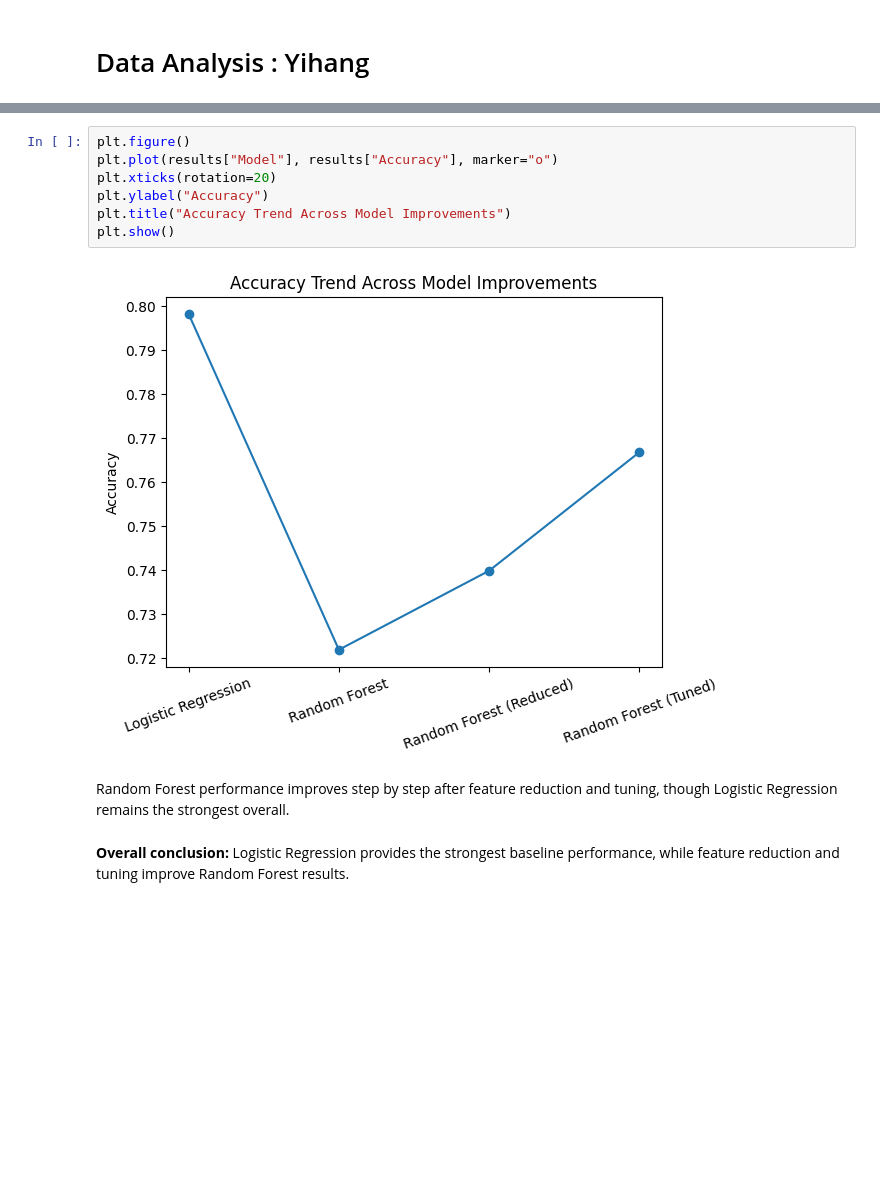
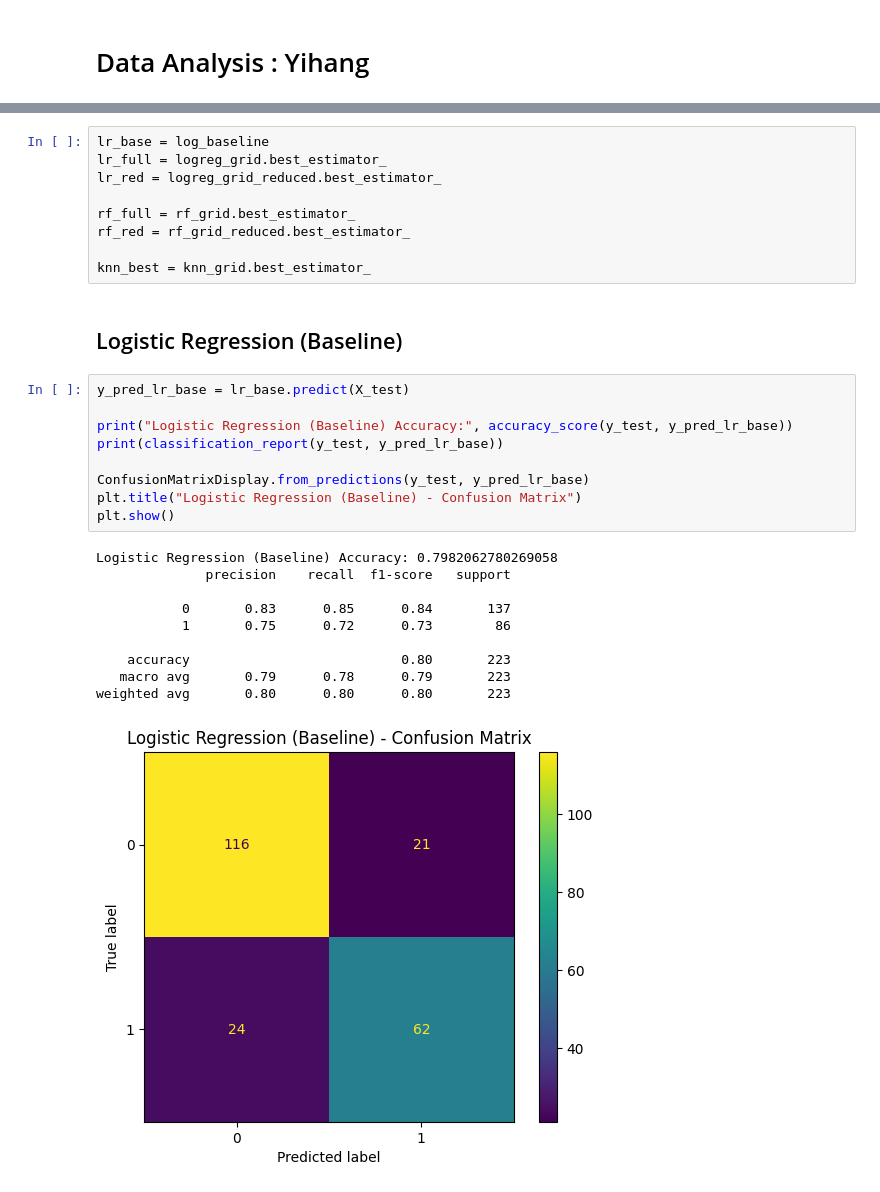
Before and after one commit to mzikkhan/titanic_survival_prediction, a Jupyter notebook: project.ipynb, the cells around one changed output, grey strips where cells are left out. Saved outputs shown, nothing was run; the diff lists cells and outputs as text; blank space fills up the shorter version.

```diff
--- a/project.ipynb
+++ b/project.ipynb
@@ -1234,13 +1126,31 @@ Logistic Regression has the highest weighted F1-score, and tuning improves Rando
-# %%
-plt.figure()
-plt.plot(results["Model"], results["Accuracy"], marker="o")
-plt.xticks(rotation=20)
-plt.ylabel("Accuracy")
-plt.title("Accuracy Trend Across Model Improvements")
-plt.show()
-# %% [output]
-[figure, removed]
-# %% [markdown]
-Random Forest performance improves step by step after feature reduction and tuning, though Logistic Regression remains the strongest overall.
-# %% [markdown]
-**Overall conclusion:** Logistic Regression provides the strongest baseline performance, while feature reduction and tuning improve Random Forest results.
+# %%
+lr_base = log_baseline
+lr_full = logreg_grid.best_estimator_
+lr_red = logreg_grid_reduced.best_estimator_
+
+rf_full = rf_grid.best_estimator_
+rf_red = rf_grid_reduced.best_estimator_
+
+knn_best = knn_grid.best_estimator_
+# %% [markdown]
+## Logistic Regression (Baseline)
+# %%
+y_pred_lr_base = lr_base.predict(X_test)
+
+print("Logistic Regression (Baseline) Accuracy:", accuracy_score(y_test, y_pred_lr_base))
+print(classification_report(y_test, y_pred_lr_base))
+
+ConfusionMatrixDisplay.from_predictions(y_test, y_pred_lr_base)
+plt.title("Logistic Regression (Baseline) - Confusion Matrix")
+plt.show()
+# %% [output]
+Logistic Regression (Baseline) Accuracy: 0.7982062780269058
+              precision    recall  f1-score   support
+
+           0       0.83      0.85      0.84       137
+           1       0.75      0.72      0.73        86
+
+    accuracy                           0.80       223
+   macro avg       0.79      0.78      0.79       223
+weighted avg       0.80      0.80      0.80       223
+[figure, added]
```
Also changed, not shown: parts of 48 cells of this notebook.
